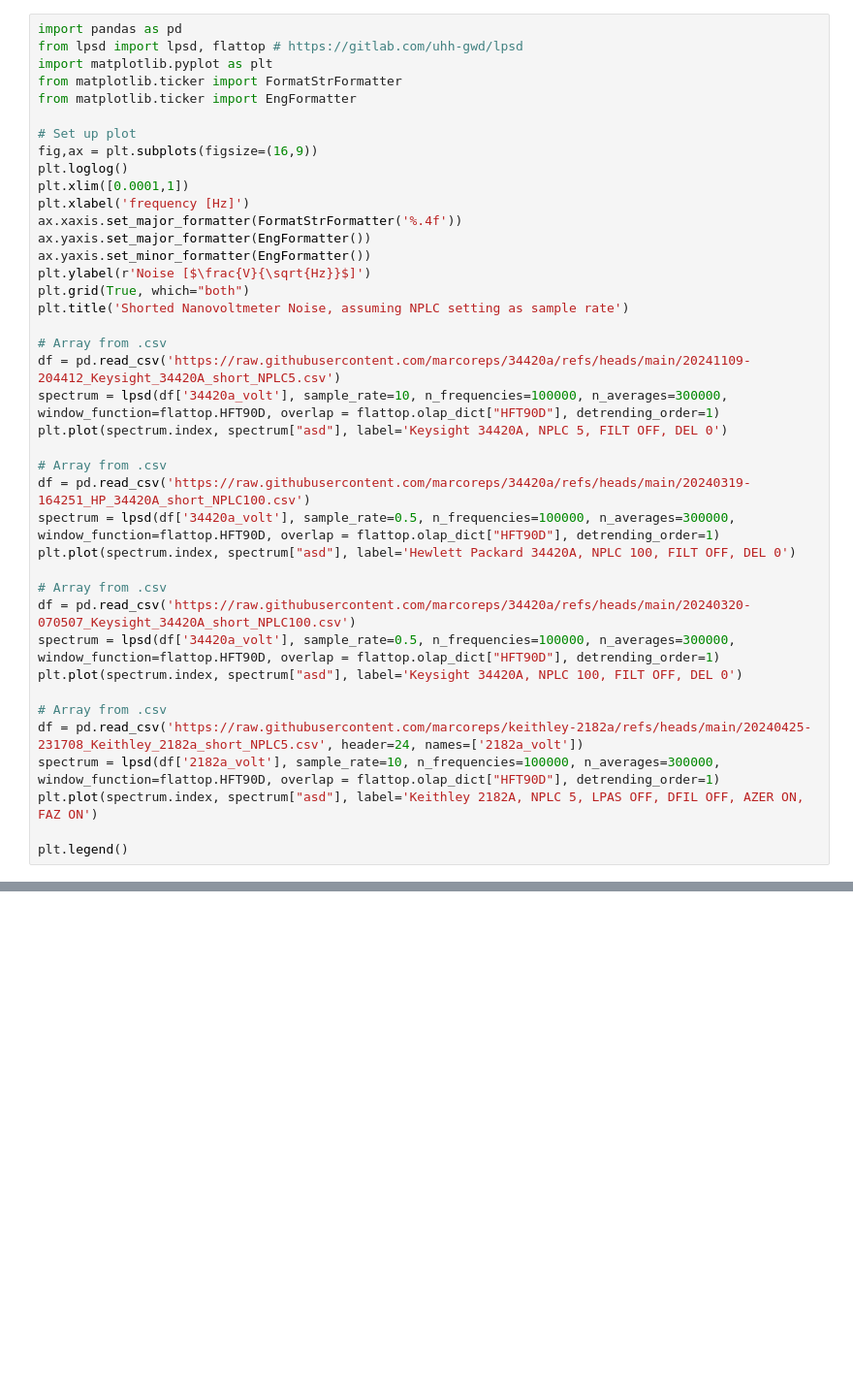
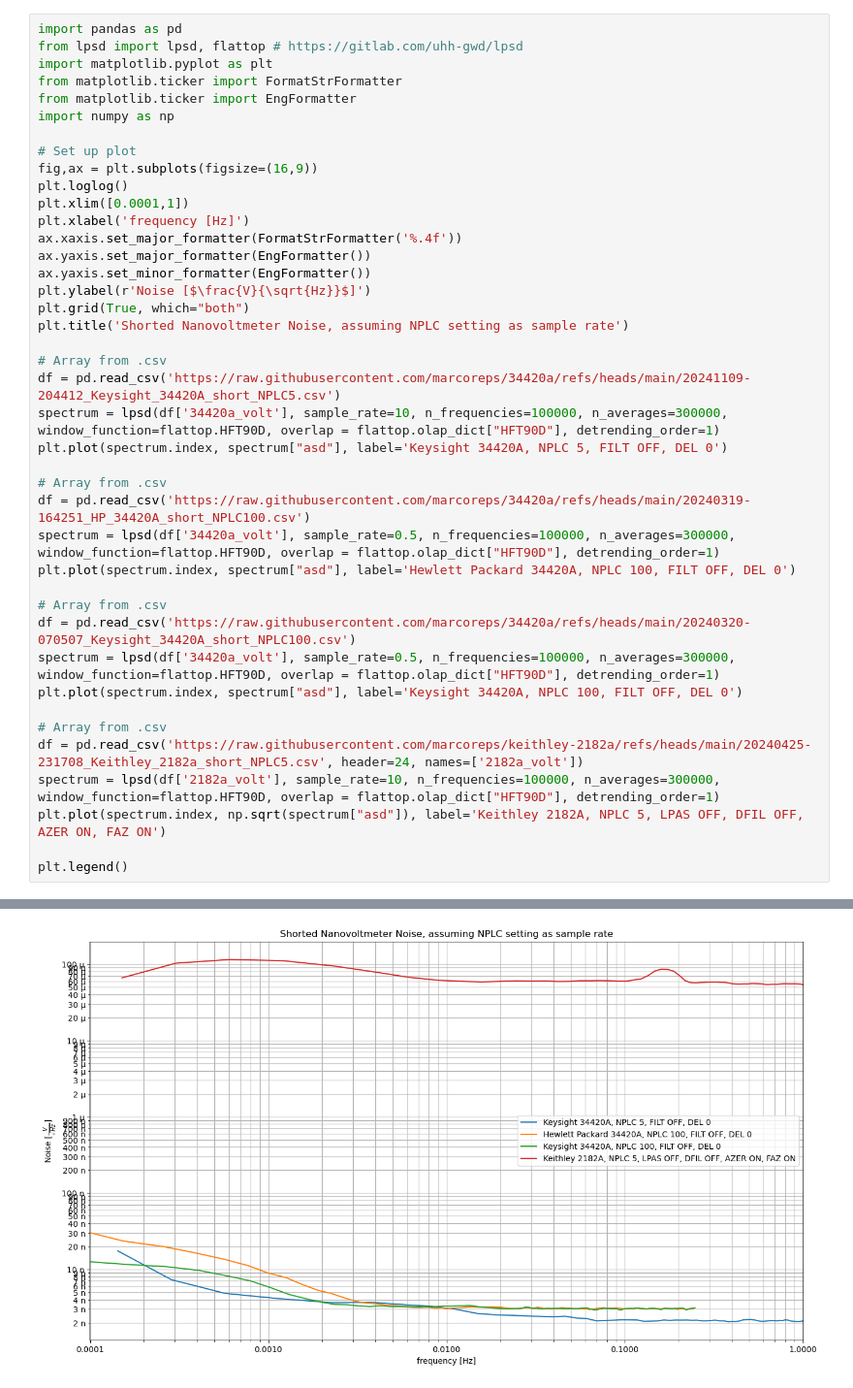
Before and after one commit to marcoreps/34420a, a Jupyter notebook: shorted_noise_vs_2182A.ipynb, the cells around one changed output, grey strips where cells are left out. Shown at 97% size. Drawn from its saved outputs; the diff is of its cells as text; blank space fills up the shorter version.

```diff
--- a/shorted_noise_vs_2182A.ipynb
+++ b/shorted_noise_vs_2182A.ipynb
@@ -4,6 +4,7 @@ from lpsd import lpsd, flattop # https://gitlab.com/uhh-gwd/lpsd
 import matplotlib.pyplot as plt
 from matplotlib.ticker import FormatStrFormatter
 from matplotlib.ticker import EngFormatter
+import numpy as np
 
 # Set up plot
 fig,ax = plt.subplots(figsize=(16,9))
@@ -35,6 +36,7 @@ plt.plot(spectrum.index, spectrum["asd"], label='Keysight 34420A, NPLC 100, FILT
 # Array from .csv
 df = pd.read_csv('https://raw.githubusercontent.com/marcoreps/keithley-2182a/refs/heads/main/20240425-231708_Keithley_2182a_short_NPLC5.csv', header=24, names=['2182a_volt'])
 spectrum = lpsd(df['2182a_volt'], sample_rate=10, n_frequencies=100000, n_averages=300000, window_function=flattop.HFT90D, overlap = flattop.olap_dict["HFT90D"], detrending_order=1)
-plt.plot(spectrum.index, spectrum["asd"], label='Keithley 2182A, NPLC 5, LPAS OFF, DFIL OFF, AZER ON, FAZ ON')
+plt.plot(spectrum.index, np.sqrt(spectrum["asd"]), label='Keithley 2182A, NPLC 5, LPAS OFF, DFIL OFF, AZER ON, FAZ ON')
 
 plt.legend()
+# %% [output]
@@ -40,0 +44 @@ plt.legend()
+[figure, added]
```
Also changed, not shown: parts of 3 cells of this notebook, 1 other file.
